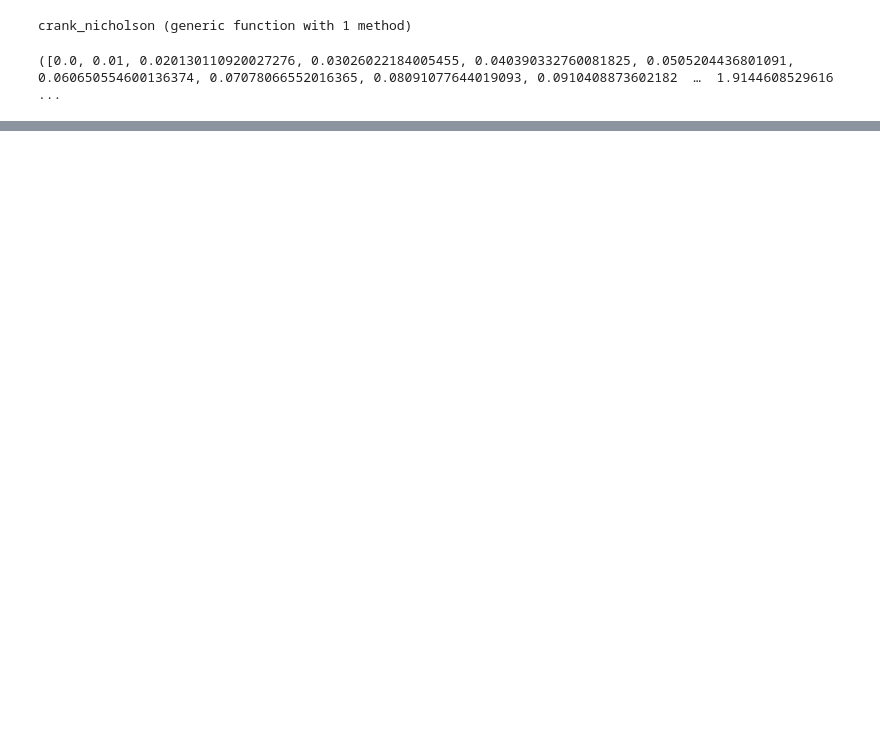
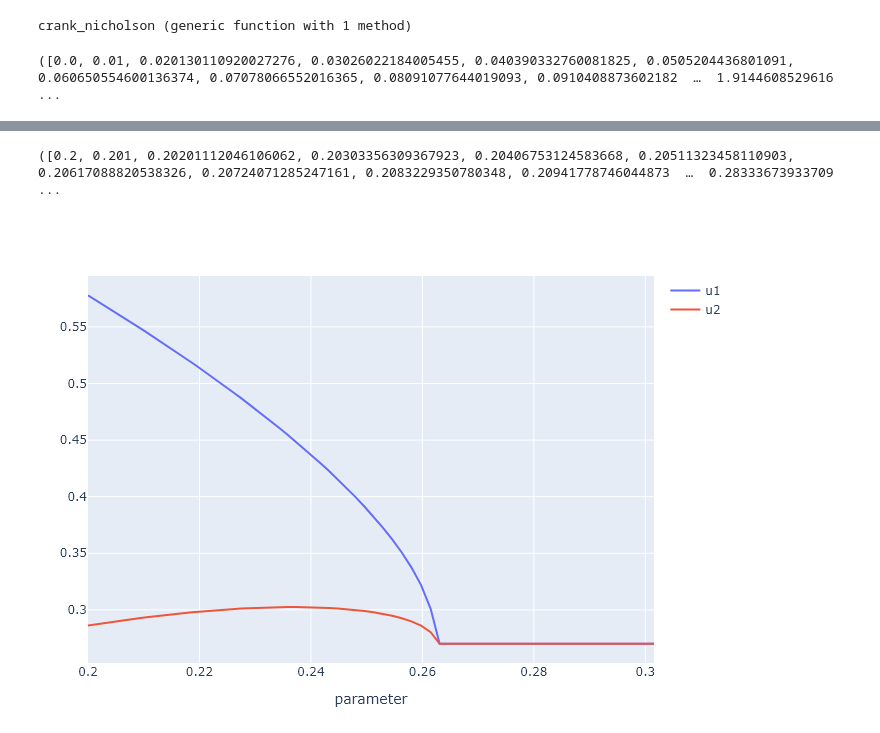
Before and after one commit to crispianm/SciComp, a Jupyter notebook: reference/tests.ipynb, the cells around one changed output, grey strips where cells are left out. Drawn from its saved outputs; the diff is of its cells as text; code cells hidden in the pictures; blank space fills up the shorter version.

Commit message:
Added numerical continuation unit tests

```diff
--- a/reference/tests.ipynb
+++ b/reference/tests.ipynb
@@ -318,0 +363,35 @@ pseudo_arclength (generic function with 1 method)
+# %%
+# test if found limit cycle matches the analytical solution
+new_par_values, conditions = continuation(predprey, [1 1], 6, "b", 0.2:0.001:0.3)
+
+# @test isapprox(conditions[size(conditions)[1], 1:2], [0; 0], atol=1e-8)
+# %% [output]
+([0.2, 0.201, 0.20201112046106062, 0.20303356309367923, 0.20406753124583668, 0.20511323458110903, 0.20617088820538326, 0.20724071285247161, 0.2083229350780348, 0.20941778746044873  …  0.28333673933709 ...
+# %%
+# Create trace
+u1 = scatter(
+    x = new_par_values,
+    y = conditions[:,1],
+    mode="lines",
+    name="u1",
+    showlegend=true
+    )
+u2 = scatter(
+    x = new_par_values,
+    y = conditions[:,2],
+    mode="lines",
+    name="u2",
+    showlegend=true
+    )
+
+layout = Layout(
+    xaxis_title = "parameter",
+    # yaxis_type="log",
+    yaxis_exponentformat="power",
+    # yaxis_title = "",
+    width=700, height=350,
+    )
+
+plot([u1, u2], layout)
+# %% [output]
+[figure, added]
```
Also changed, not shown: parts of 6 cells of this notebook, 3 other files.
